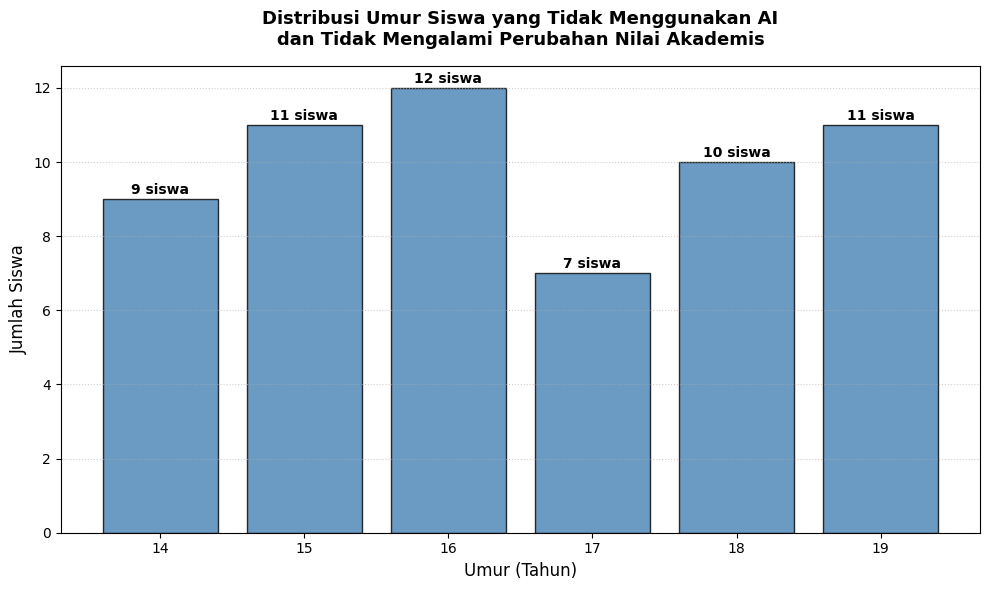
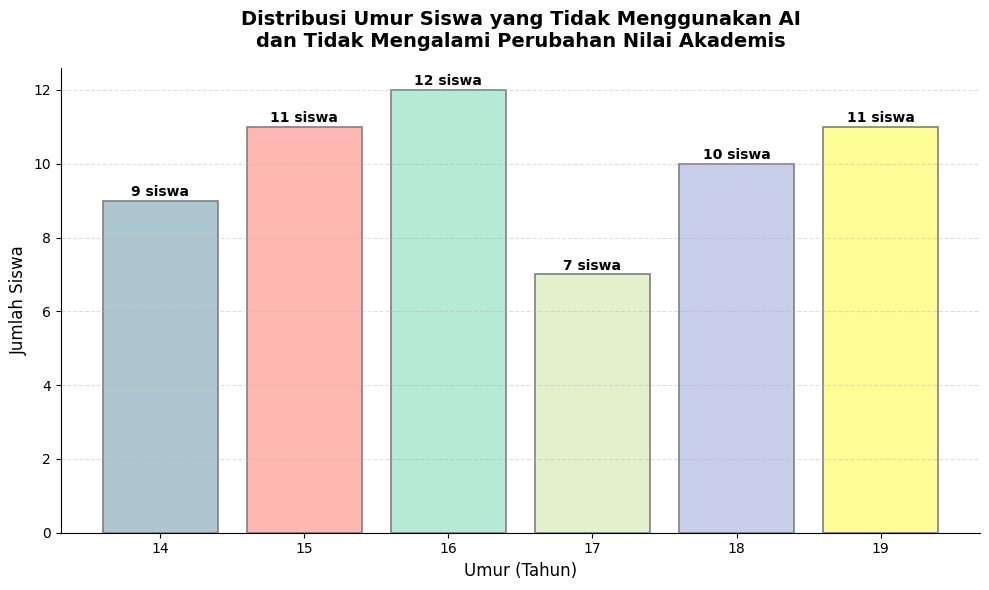
The notebook cell's code change between the first figure and the second:
--- before
+++ after
@@ -6,5 +6,5 @@
 df = pd.read_csv(file_path)
 
-# 2. Filter: siswa yang TIDAK pakai AI dan nilai tidak berubah
+# 2. Filter: siswa yang TIDAK menggunakan AI dan nilai tidak berubah
 filtered_df = df[
     (df['uses_ai'] == 'No') &
@@ -16,23 +16,61 @@
 data_grafik.columns = ['age', 'jumlah_siswa']
 
-# 4. Membuat Bar Chart
+# 4. Warna pastel
+colors = [
+    '#AEC6CF',  # pastel blue
+    '#FFB7B2',  # pastel pink
+    '#B5EAD7',  # mint
+    '#E2F0CB',  # sage
+    '#C7CEEA',  # lavender
+    '#FDFD96',  # soft yellow
+    '#FFDAB9',  # peach
+    '#E6E6FA'   # lilac
+]
+
+# Jika jumlah umur lebih banyak dari jumlah warna
+bar_colors = [colors[i % len(colors)] for i in range(len(data_grafik))]
+
+# 5. Membuat Bar Chart
 plt.figure(figsize=(10, 6))
-bars = plt.bar(data_grafik['age'], data_grafik['jumlah_siswa'],
-               color='steelblue', edgecolor='black', alpha=0.8)
 
-# 5. Menambahkan label angka di atas setiap bar
+bars = plt.bar(
+    data_grafik['age'],
+    data_grafik['jumlah_siswa'],
+    color=bar_colors,
+    edgecolor='gray',
+    linewidth=1.2
+)
+
+# 6. Menambahkan label pada setiap bar
 for bar in bars:
     yval = bar.get_height()
-    plt.text(bar.get_x() + bar.get_width()/2, yval + 0.05,
-             f'{int(yval)} siswa', ha='center', va='bottom',
-             fontsize=10, fontweight='bold')
+    plt.text(
+        bar.get_x() + bar.get_width()/2,
+        yval + 0.05,
+        f'{int(yval)} siswa',
+        ha='center',
+        va='bottom',
+        fontsize=10,
+        fontweight='bold'
+    )
 
-# 6. Melengkapi Grafik
-plt.title('Distribusi Umur Siswa yang Tidak Menggunakan AI\ndan Tidak Mengalami Perubahan Nilai Akademis',
-          fontsize=13, fontweight='bold', pad=15)
+# 7. Melengkapi grafik
+plt.title(
+    'Distribusi Umur Siswa yang Tidak Menggunakan AI\n'
+    'dan Tidak Mengalami Perubahan Nilai Akademis',
+    fontsize=14,
+    fontweight='bold',
+    pad=15
+)
+
 plt.xlabel('Umur (Tahun)', fontsize=12)
 plt.ylabel('Jumlah Siswa', fontsize=12)
+
 plt.xticks(data_grafik['age'])
-plt.grid(axis='y', linestyle=':', alpha=0.6)
+plt.grid(axis='y', linestyle='--', alpha=0.4)
+
+# Menghilangkan garis atas dan kanan agar lebih modern
+plt.gca().spines['top'].set_visible(False)
+plt.gca().spines['right'].set_visible(False)
 
 plt.tight_layout()

Commit: Add files via upload